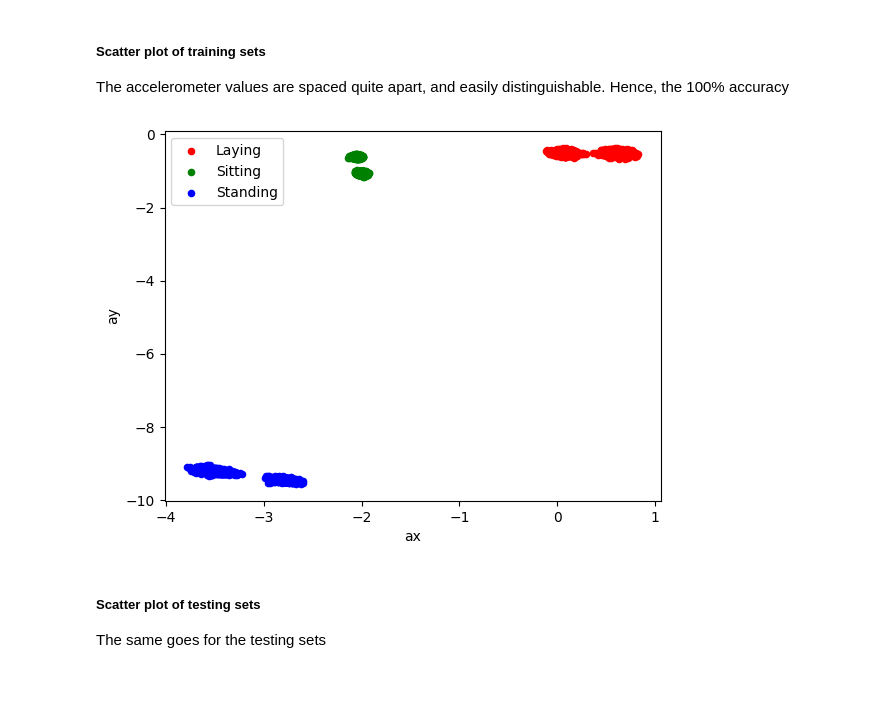
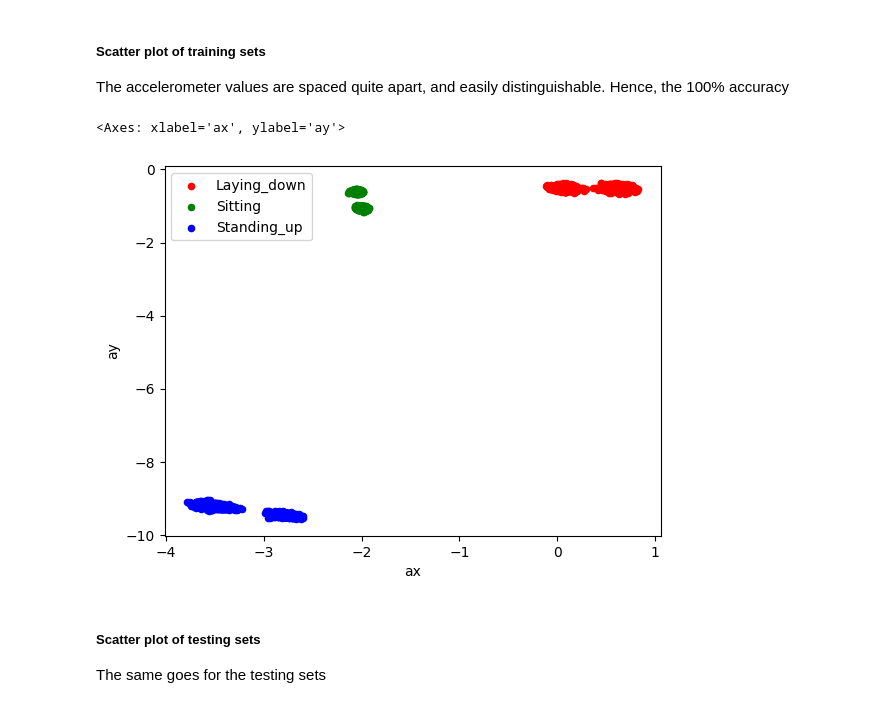
Before and after one commit to sathwikkannam/Machine-Learning-with-Data-Acquisition, a Jupyter notebook: Labs/Lab 2/knn.ipynb, the cells around one changed output. Drawn from its saved outputs; the diff is of its cells as text; code cells hidden in the pictures.

```diff
--- a/Labs/Lab 2/knn.ipynb
+++ b/Labs/Lab 2/knn.ipynb
@@ -214,12 +214,11 @@ sns_cm(y_true_sample, y_test_pred)
 # %% [markdown]
 ##### Scatter plot of training sets
 The accelerometer values are spaced quite apart, and easily distinguishable. Hence, the 100% accuracy
-# %%
-ax1 = training_sets[0].plot(kind='scatter', x='ax', y='ay', color='r', label='Laying')
-ax2 = training_sets[1].plot(kind='scatter', x='ax', y='ay', color='g', ax=ax1, label='Sitting')
-ax3 = training_sets[2].plot(kind='scatter', x='ax', y='ay', color='b', ax=ax1, label='Standing')
-# %% [output]
-[figure, removed]
+# %%
+scatter_plot(training_sets)
+# %% [output]
+<Axes: xlabel='ax', ylabel='ay'>
+[figure, added]
 # %% [markdown]
 ##### Scatter plot of testing sets
 The same goes for the testing sets
```
Also changed, not shown: parts of 5 cells of this notebook, 20 other files.
